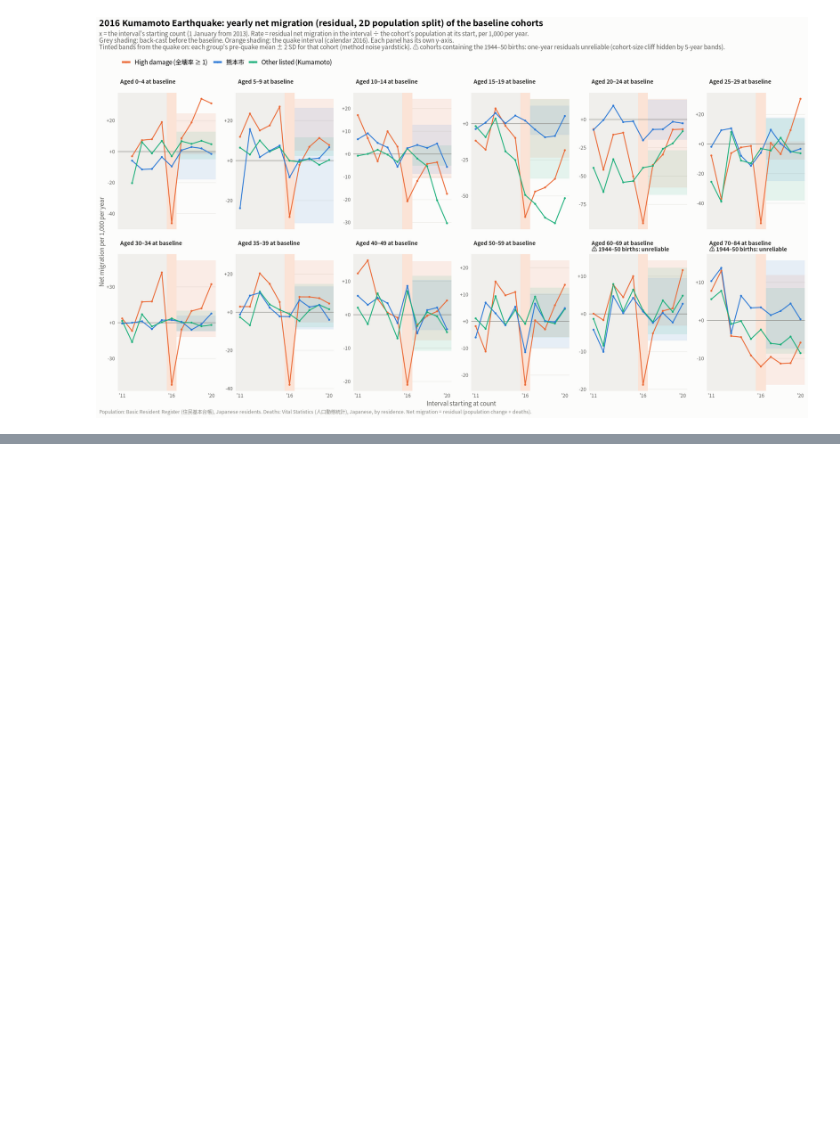
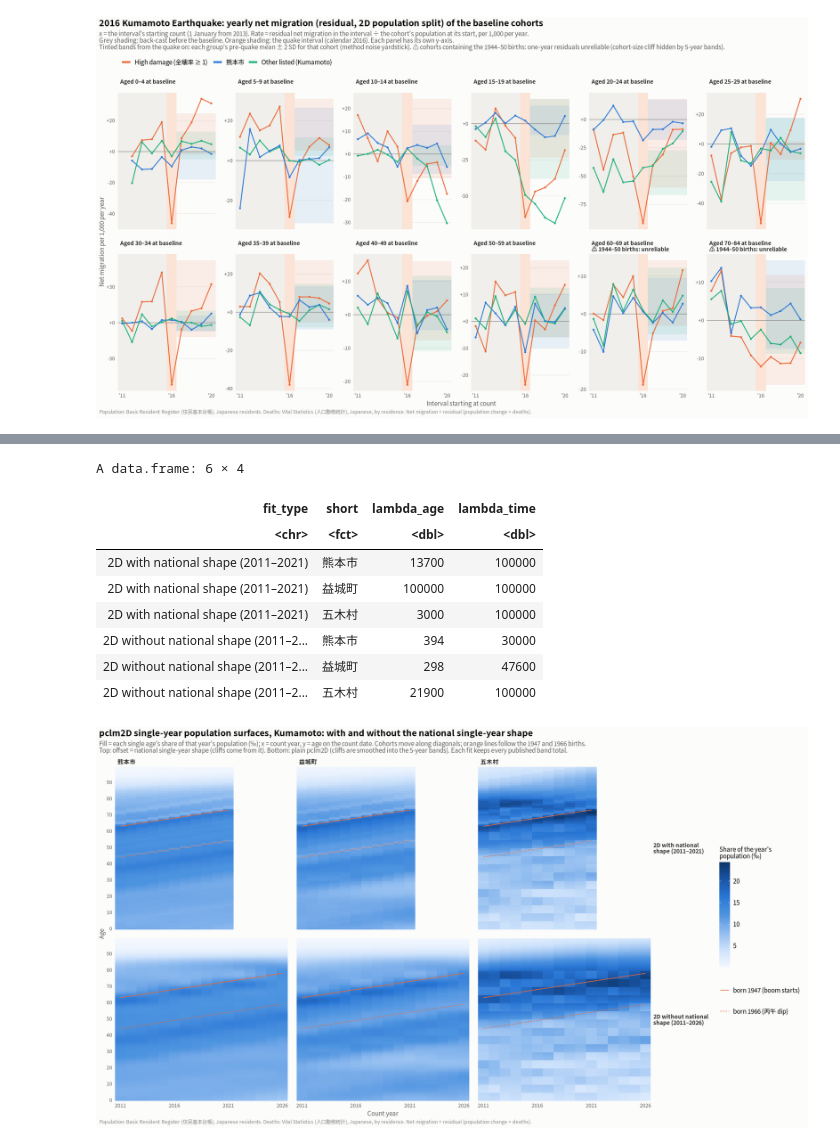
Before and after one commit to toshiakiasakura/jpn_disaster_recovery, a Jupyter notebook: src/5r_ungroup2d.ipynb, the cells around one changed output, grey strips where cells are left out. Saved outputs shown, nothing was run; the diff lists cells and outputs as text; code cells hidden in the pictures; blank space fills up the shorter version.

```diff
--- a/src/5r_ungroup2d.ipynb
+++ b/src/5r_ungroup2d.ipynb
@@ -667,0 +828,55 @@ show_save(plot_cohorts("kumamoto") + labs(title = "2016 Kumamoto Earthquake: yea
+# %%
+show3 <- study |> filter(short %in% c("熊本市", "益城町", "五木村")) |>
+  mutate(short = factor(short, levels = c("熊本市", "益城町", "五木村")))
+fit_lab <- c(off = "2D with national shape (2011–2021)", nooff = "2D without national shape (2011–2026)")
+surf <- bind_rows(
+  fits2d |> filter(code %in% show3$code) |> select(code, year, age, fit) |> mutate(fit_type = fit_lab[["off"]]),
+  fk$pop |> filter(code %in% show3$code) |> select(code, year, age, fit) |> mutate(fit_type = fit_lab[["nooff"]])) |>
+  filter(age <= 99) |>
+  group_by(fit_type, code, year) |> mutate(share = 1000 * fit / sum(fit)) |> ungroup() |>
+  left_join(show3 |> select(code, short), by = "code") |>
+  mutate(fit_type = factor(fit_type, levels = unname(fit_lab)))
+
+# smoothing chosen by BIC for these municipalities
+bind_rows(fits2d |> filter(code %in% show3$code) |> distinct(code, lambda_age, lambda_time) |> mutate(fit_type = fit_lab[["off"]]),
+          fk$pop |> filter(code %in% show3$code) |> distinct(code, lambda_age, lambda_time) |> mutate(fit_type = fit_lab[["nooff"]])) |>
+  left_join(show3 |> select(code, short), by = "code") |>
+  mutate(across(starts_with("lambda"), ~ signif(.x, 3))) |>
+  select(fit_type, short, lambda_age, lambda_time) |> arrange(fit_type, short) |> as.data.frame()
+
+# cohort guides: age on the count date = year - birth year - 1 (1 January counts)
+guides_c <- bind_rows(
+  expand_grid(birth = c(1947, 1966), year = 2011:2021, fit_type = fit_lab[["off"]]),
+  expand_grid(birth = c(1947, 1966), year = 2011:2026, fit_type = fit_lab[["nooff"]])) |>
+  mutate(age = year - birth - 1, label = ifelse(birth == 1947, "born 1947 (boom starts)", "born 1966 (丙午 dip)"),
+         fit_type = factor(fit_type, levels = unname(fit_lab)))
+
+p9 <- ggplot(surf, aes(year, age, fill = share)) +
+  geom_raster() +
+  geom_line(data = guides_c, aes(year, age, group = interaction(birth, fit_type), linetype = label), inherit.aes = FALSE,
+            colour = "#eb6834", linewidth = 0.5) +
+  facet_grid(fit_type ~ short, scales = "free_x", space = "free_x", labeller = labeller(fit_type = label_wrap_gen(22))) +
+  scale_fill_gradientn(colours = c("#f4f8fe", "#cde2fb", "#8fbcef", "#4d94e0", "#2a78d6", "#1a56a8", "#0d366b"),
+                       name = "Share of the year's\npopulation (‰)") +
+  scale_linetype_manual(values = c("born 1947 (boom starts)" = "solid", "born 1966 (丙午 dip)" = "22"), name = NULL) +
+  scale_x_continuous(breaks = seq(2011, 2026, 5), expand = c(0, 0)) +
+  scale_y_continuous(breaks = seq(0, 100, 10), expand = c(0, 0)) +
+  labs(title = "pclm2D single-year population surfaces, Kumamoto: with and without the national single-year shape",
+       subtitle = paste0("Fill = each single age's share of that year's population (‰); x = count year, y = age on the count date. Cohorts move along diagonals; orange lines follow the 1947 and 1966 births.\n",
+                         "Top: offset = national single-year shape (cliffs come from it). Bottom: plain pclm2D (cliffs are smoothed into the 5-year bands). Each fit keeps every published band total."),
+       x = "Count year", y = "Age", caption = src_note) +
+  base_theme() +
+  theme(panel.grid.major.y = element_blank(), legend.position = "right", legend.justification = "center",
+        legend.key.height = unit(1.2, "cm"), strip.text.y = element_text(angle = 0, hjust = 0, size = 9))
+show_save(p9, "09_kumamoto_2d_surfaces", width = 17, height = 10)
+# %% [output]
+A data.frame: 6 × 4
+| fit_type | short | lambda_age | lambda_time |
+| <chr> | <fct> | <dbl> | <dbl> |
+| 2D with national shape (2011–2021) | 熊本市 | 13700 | 100000 |
+| 2D with national shape (2011–2021) | 益城町 | 100000 | 100000 |
+| 2D with national shape (2011–2021) | 五木村 | 3000 | 100000 |
+| 2D without national shape (2011–2... | 熊本市 | 394 | 30000 |
+| 2D without national shape (2011–2... | 益城町 | 298 | 47600 |
+| 2D without national shape (2011–2... | 五木村 | 21900 | 100000 |
+[figure, added]
```
Also changed, not shown: parts of 7 cells of this notebook, 6 other files.
